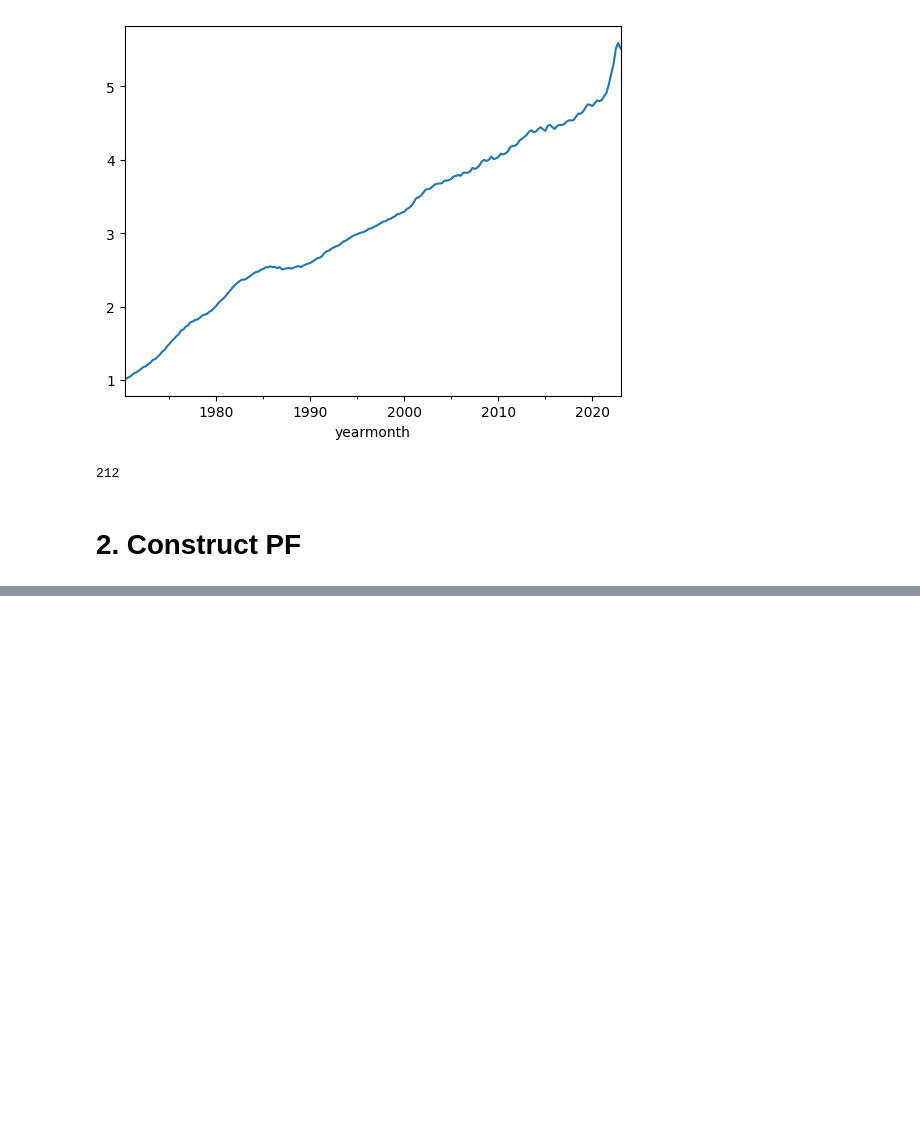
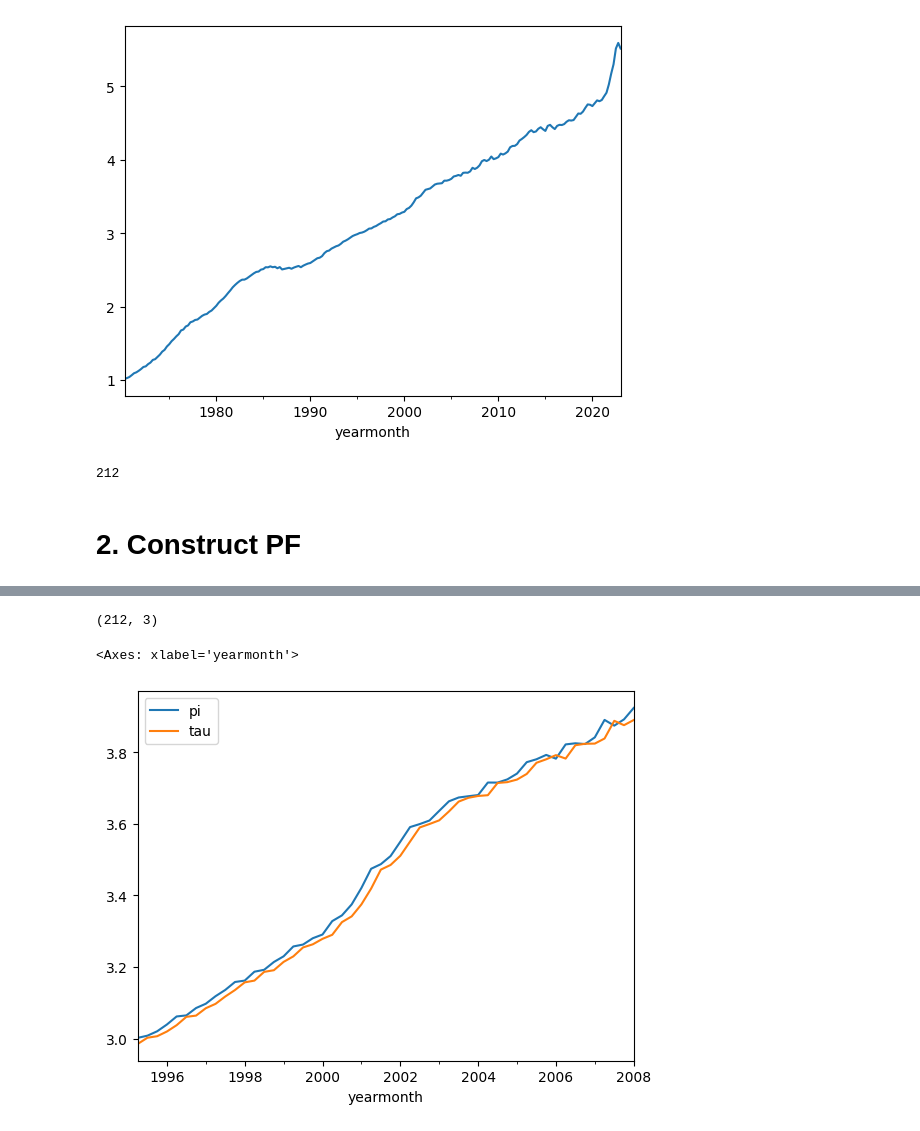
Before and after one commit to mvanaltvorst/seminar, a Jupyter notebook: notebooks/explore/ucsv_particle_filter.ipynb, the cells around one changed output, grey strips where cells are left out. Saved outputs shown, nothing was run; the diff lists cells and outputs as text; code cells hidden in the pictures; blank space fills up the shorter version.

```diff
--- a/notebooks/explore/ucsv_particle_filter.ipynb
+++ b/notebooks/explore/ucsv_particle_filter.ipynb
@@ -42,15 +42,3 @@ len(country_df)
 212
 # %% [markdown]
 # 2. Construct PF
-# %%
-import numpy as np
-
-class UCSVPF:
-    def __init__(
-        self,
-        num_particles: int,
-    ):
-        self.num_particles = num_particles
-
-    def fit(self, data: pd.DataFrame):
-        particles = np.random.rand(self.num_particles, 4)
@@ -56,0 +182,16 @@ class UCSVPF:
+# %%
+model.EX.shape
+# %% [output]
+(212, 3)
+# %%
+merged = pd.concat(
+    [
+        country_df["pi"].reset_index(drop=True),
+        pd.DataFrame(model.EX, columns=["tau", "lnsetasq", "lnsepsilonsq"]),
+    ],
+    axis = 1
+).set_index(country_df["yearmonth"])
+merged[["pi", "tau"]].iloc[100:152].plot()
+# %% [output]
+<Axes: xlabel='yearmonth'>
+[figure, added]
```
Also changed, not shown: parts of 8 cells of this notebook.
